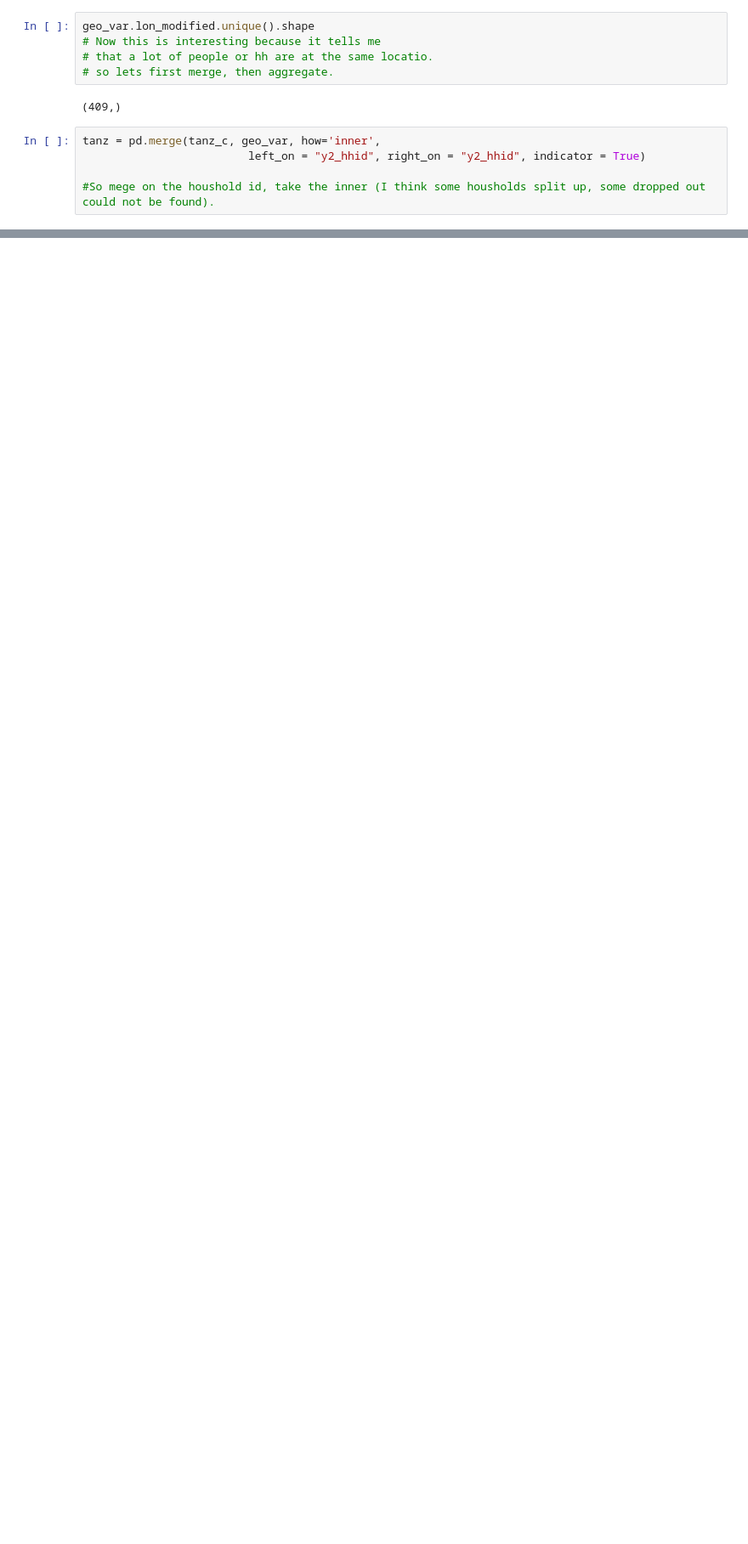
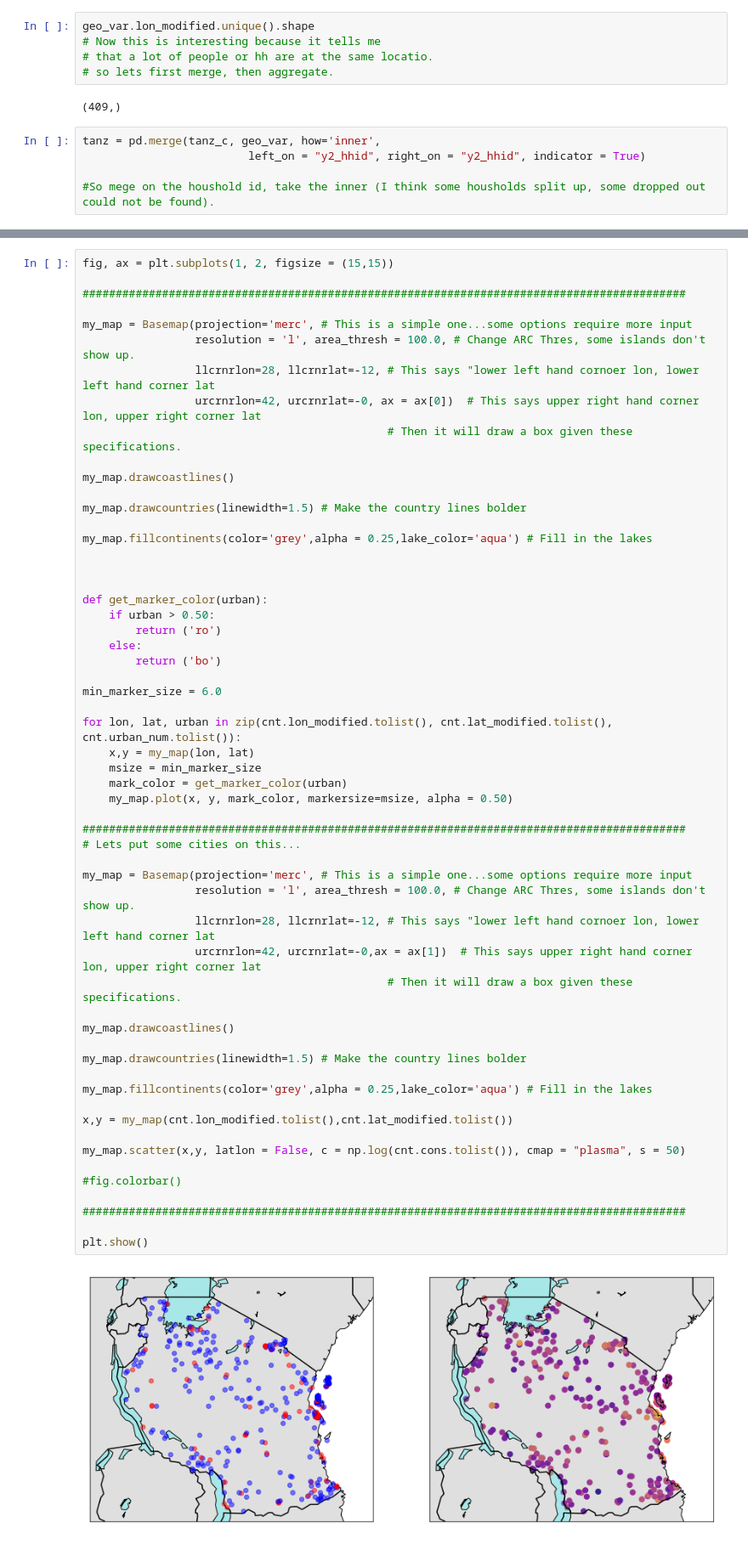
Before and after one commit to mwaugh0328/Data_Bootcamp_Fall_2017, a Jupyter notebook: data_bootcamp_1204/base_map.ipynb, the cells around one changed output, grey strips where cells are left out. Shown at 85% size. Saved outputs shown, nothing was run; the diff lists cells and outputs as text; blank space fills up the shorter version.

```diff
--- a/data_bootcamp_1204/base_map.ipynb
+++ b/data_bootcamp_1204/base_map.ipynb
@@ -459,0 +478,59 @@ plt.show()
+# %%
+fig, ax = plt.subplots(1, 2, figsize = (15,15))
+
+###########################################################################################
+
+my_map = Basemap(projection='merc', # This is a simple one...some options require more input
+                 resolution = 'l', area_thresh = 100.0, # Change ARC Thres, some islands don't show up.
+                 llcrnrlon=28, llcrnrlat=-12, # This says "lower left hand cornoer lon, lower left hand corner lat
+                 urcrnrlon=42, urcrnrlat=-0, ax = ax[0])  # This says upper right hand corner lon, upper right corner lat
+                                              # Then it will draw a box given these specifications.
+
+my_map.drawcoastlines()
+
+my_map.drawcountries(linewidth=1.5) # Make the country lines bolder
+
+my_map.fillcontinents(color='grey',alpha = 0.25,lake_color='aqua') # Fill in the lakes
+
+
+
+def get_marker_color(urban):
+    if urban > 0.50:
+        return ('ro')
+    else:
+        return ('bo')
+
+min_marker_size = 6.0
+
+for lon, lat, urban in zip(cnt.lon_modified.tolist(), cnt.lat_modified.tolist(), cnt.urban_num.tolist()):
+    x,y = my_map(lon, lat)
+    msize = min_marker_size
+    mark_color = get_marker_color(urban)
+    my_map.plot(x, y, mark_color, markersize=msize, alpha = 0.50)
+
+###########################################################################################
+# Lets put some cities on this...
+
+my_map = Basemap(projection='merc', # This is a simple one...some options require more input
+                 resolution = 'l', area_thresh = 100.0, # Change ARC Thres, some islands don't show up.
+                 llcrnrlon=28, llcrnrlat=-12, # This says "lower left hand cornoer lon, lower left hand corner lat
+                 urcrnrlon=42, urcrnrlat=-0,ax = ax[1])  # This says upper right hand corner lon, upper right corner lat
+                                              # Then it will draw a box given these specifications.
+
+my_map.drawcoastlines()
+
+my_map.drawcountries(linewidth=1.5) # Make the country lines bolder
+
+my_map.fillcontinents(color='grey',alpha = 0.25,lake_color='aqua') # Fill in the lakes
+
+x,y = my_map(cnt.lon_modified.tolist(),cnt.lat_modified.tolist())
+
+my_map.scatter(x,y, latlon = False, c = np.log(cnt.cons.tolist()), cmap = "plasma", s = 50)
+
+#fig.colorbar()
+
+###########################################################################################
+
+plt.show()
+# %% [output]
+[figure, added]
```
Also changed, not shown: parts of 17 cells of this notebook.
